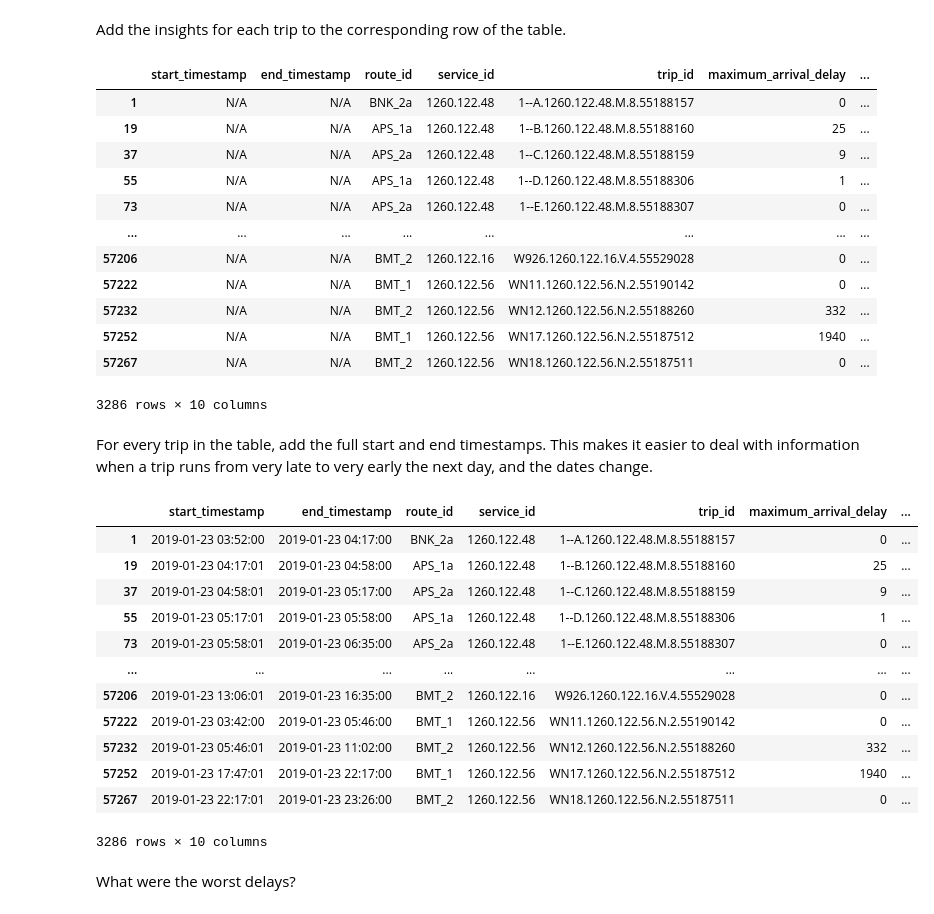
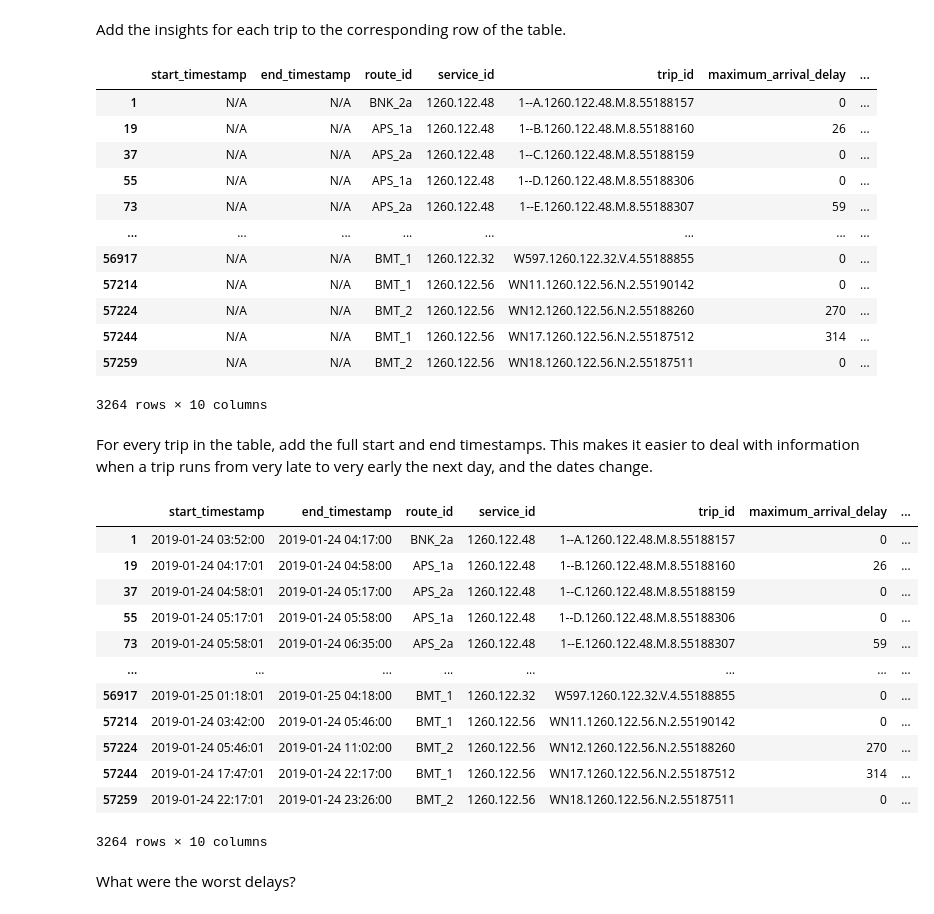
Before and after one commit to josephradford/sydney-transport-tracker, a Jupyter notebook: notebooks/3.0-jtr-merge-delays-schedules.ipynb, the cells around one changed output. Saved outputs shown, nothing was run; the diff lists cells and outputs as text; code cells hidden in the pictures.

Commit message:
Change date analysed to 24th of Jan
Also print out all trips and delays on inner west line in the morning

```diff
--- a/notebooks/3.0-jtr-merge-delays-schedules.ipynb
+++ b/notebooks/3.0-jtr-merge-delays-schedules.ipynb
@@ -72,9 +72,9 @@ for trip in merged_delays.values():
         idx = idx.item()
 
         # calculate the real time
-        actual_arrival_time = update_time('20190123', df_stop_times_this_trip.at[idx, 'arrival_time'],
+        actual_arrival_time = update_time('20190124', df_stop_times_this_trip.at[idx, 'arrival_time'],
                                                stop_time_update.arrival_delay)
-        actual_departure_time = update_time('20190123', df_stop_times_this_trip.at[idx, 'departure_time'],
+        actual_departure_time = update_time('20190124', df_stop_times_this_trip.at[idx, 'departure_time'],
                                                  stop_time_update.departure_delay)
 
         # add the new values to the new columns
@@ -186,42 +186,42 @@ df_trips
 # %% [output]
 |  | start_timestamp | end_timestamp | route_id | service_id | trip_id | maximum_arrival_delay | ... |
 | 1 | N/A | N/A | BNK_2a | 1260.122.48 | 1--A.1260.122.48.M.8.55188157 | 0 | ... |
-| 19 | N/A | N/A | APS_1a | 1260.122.48 | 1--B.1260.122.48.M.8.55188160 | 25 | ... |
-| 37 | N/A | N/A | APS_2a | 1260.122.48 | 1--C.1260.122.48.M.8.55188159 | 9 | ... |
-| 55 | N/A | N/A | APS_1a | 1260.122.48 | 1--D.1260.122.48.M.8.55188306 | 1 | ... |
-| 73 | N/A | N/A | APS_2a | 1260.122.48 | 1--E.1260.122.48.M.8.55188307 | 0 | ... |
+| 19 | N/A | N/A | APS_1a | 1260.122.48 | 1--B.1260.122.48.M.8.55188160 | 26 | ... |
+| 37 | N/A | N/A | APS_2a | 1260.122.48 | 1--C.1260.122.48.M.8.55188159 | 0 | ... |
+| 55 | N/A | N/A | APS_1a | 1260.122.48 | 1--D.1260.122.48.M.8.55188306 | 0 | ... |
+| 73 | N/A | N/A | APS_2a | 1260.122.48 | 1--E.1260.122.48.M.8.55188307 | 59 | ... |
 | ... | ... | ... | ... | ... | ... | ... | ... |
-| 57206 | N/A | N/A | BMT_2 | 1260.122.16 | W926.1260.122.16.V.4.55529028 | 0 | ... |
-| 57222 | N/A | N/A | BMT_1 | 1260.122.56 | WN11.1260.122.56.N.2.55190142 | 0 | ... |
-| 57232 | N/A | N/A | BMT_2 | 1260.122.56 | WN12.1260.122.56.N.2.55188260 | 332 | ... |
-| 57252 | N/A | N/A | BMT_1 | 1260.122.56 | WN17.1260.122.56.N.2.55187512 | 1940 | ... |
-| 57267 | N/A | N/A | BMT_2 | 1260.122.56 | WN18.1260.122.56.N.2.55187511 | 0 | ... |
+| 56917 | N/A | N/A | BMT_1 | 1260.122.32 | W597.1260.122.32.V.4.55188855 | 0 | ... |
+| 57214 | N/A | N/A | BMT_1 | 1260.122.56 | WN11.1260.122.56.N.2.55190142 | 0 | ... |
+| 57224 | N/A | N/A | BMT_2 | 1260.122.56 | WN12.1260.122.56.N.2.55188260 | 270 | ... |
+| 57244 | N/A | N/A | BMT_1 | 1260.122.56 | WN17.1260.122.56.N.2.55187512 | 314 | ... |
+| 57259 | N/A | N/A | BMT_2 | 1260.122.56 | WN18.1260.122.56.N.2.55187511 | 0 | ... |
-3286 rows × 10 columns
+3264 rows × 10 columns
 # %% [markdown]
 For every trip in the table, add the full start and end timestamps. This makes it easier to deal with information when a trip runs from very late to very early the next day, and the dates change.
 # %%
 for i in df_trips.index:
     departure_series = df_stop_times[df_stop_times['trip_id'] == df_trips.at[i, 'trip_id']]['departure_time']
     if len(departure_series) < 2:
         continue
-    df_trips.at[i, 'start_timestamp'] = convert_to_timestamp('20190123', departure_series.iloc[0])
-    df_trips.at[i, 'end_timestamp'] = convert_to_timestamp('20190123', departure_series.iloc[-1])
+    df_trips.at[i, 'start_timestamp'] = convert_to_timestamp('20190124', departure_series.iloc[0])
+    df_trips.at[i, 'end_timestamp'] = convert_to_timestamp('20190124', departure_series.iloc[-1])
 
 df_trips
 # %% [output]
 |  | start_timestamp | end_timestamp | route_id | service_id | trip_id | maximum_arrival_delay | ... |
-| 1 | 2019-01-23 03:52:00 | 2019-01-23 04:17:00 | BNK_2a | 1260.122.48 | 1--A.1260.122.48.M.8.55188157 | 0 | ... |
-| 19 | 2019-01-23 04:17:01 | 2019-01-23 04:58:00 | APS_1a | 1260.122.48 | 1--B.1260.122.48.M.8.55188160 | 25 | ... |
-| 37 | 2019-01-23 04:58:01 | 2019-01-23 05:17:00 | APS_2a | 1260.122.48 | 1--C.1260.122.48.M.8.55188159 | 9 | ... |
-| 55 | 2019-01-23 05:17:01 | 2019-01-23 05:58:00 | APS_1a | 1260.122.48 | 1--D.1260.122.48.M.8.55188306 | 1 | ... |
-| 73 | 2019-01-23 05:58:01 | 2019-01-23 06:35:00 | APS_2a | 1260.122.48 | 1--E.1260.122.48.M.8.55188307 | 0 | ... |
+| 1 | 2019-01-24 03:52:00 | 2019-01-24 04:17:00 | BNK_2a | 1260.122.48 | 1--A.1260.122.48.M.8.55188157 | 0 | ... |
+| 19 | 2019-01-24 04:17:01 | 2019-01-24 04:58:00 | APS_1a | 1260.122.48 | 1--B.1260.122.48.M.8.55188160 | 26 | ... |
+| 37 | 2019-01-24 04:58:01 | 2019-01-24 05:17:00 | APS_2a | 1260.122.48 | 1--C.1260.122.48.M.8.55188159 | 0 | ... |
+| 55 | 2019-01-24 05:17:01 | 2019-01-24 05:58:00 | APS_1a | 1260.122.48 | 1--D.1260.122.48.M.8.55188306 | 0 | ... |
+| 73 | 2019-01-24 05:58:01 | 2019-01-24 06:35:00 | APS_2a | 1260.122.48 | 1--E.1260.122.48.M.8.55188307 | 59 | ... |
 | ... | ... | ... | ... | ... | ... | ... | ... |
-| 57206 | 2019-01-23 13:06:01 | 2019-01-23 16:35:00 | BMT_2 | 1260.122.16 | W926.1260.122.16.V.4.55529028 | 0 | ... |
-| 57222 | 2019-01-23 03:42:00 | 2019-01-23 05:46:00 | BMT_1 | 1260.122.56 | WN11.1260.122.56.N.2.55190142 | 0 | ... |
-| 57232 | 2019-01-23 05:46:01 | 2019-01-23 11:02:00 | BMT_2 | 1260.122.56 | WN12.1260.122.56.N.2.55188260 | 332 | ... |
-| 57252 | 2019-01-23 17:47:01 | 2019-01-23 22:17:00 | BMT_1 | 1260.122.56 | WN17.1260.122.56.N.2.55187512 | 1940 | ... |
-| 57267 | 2019-01-23 22:17:01 | 2019-01-23 23:26:00 | BMT_2 | 1260.122.56 | WN18.1260.122.56.N.2.55187511 | 0 | ... |
+| 56917 | 2019-01-25 01:18:01 | 2019-01-25 04:18:00 | BMT_1 | 1260.122.32 | W597.1260.122.32.V.4.55188855 | 0 | ... |
+| 57214 | 2019-01-24 03:42:00 | 2019-01-24 05:46:00 | BMT_1 | 1260.122.56 | WN11.1260.122.56.N.2.55190142 | 0 | ... |
+| 57224 | 2019-01-24 05:46:01 | 2019-01-24 11:02:00 | BMT_2 | 1260.122.56 | WN12.1260.122.56.N.2.55188260 | 270 | ... |
+| 57244 | 2019-01-24 17:47:01 | 2019-01-24 22:17:00 | BMT_1 | 1260.122.56 | WN17.1260.122.56.N.2.55187512 | 314 | ... |
+| 57259 | 2019-01-24 22:17:01 | 2019-01-24 23:26:00 | BMT_2 | 1260.122.56 | WN18.1260.122.56.N.2.55187511 | 0 | ... |
-3286 rows × 10 columns
+3264 rows × 10 columns
 # %% [markdown]
 What were the worst delays?
 # %%
```
Also changed, not shown: parts of 9 cells of this notebook, 4 other files.
